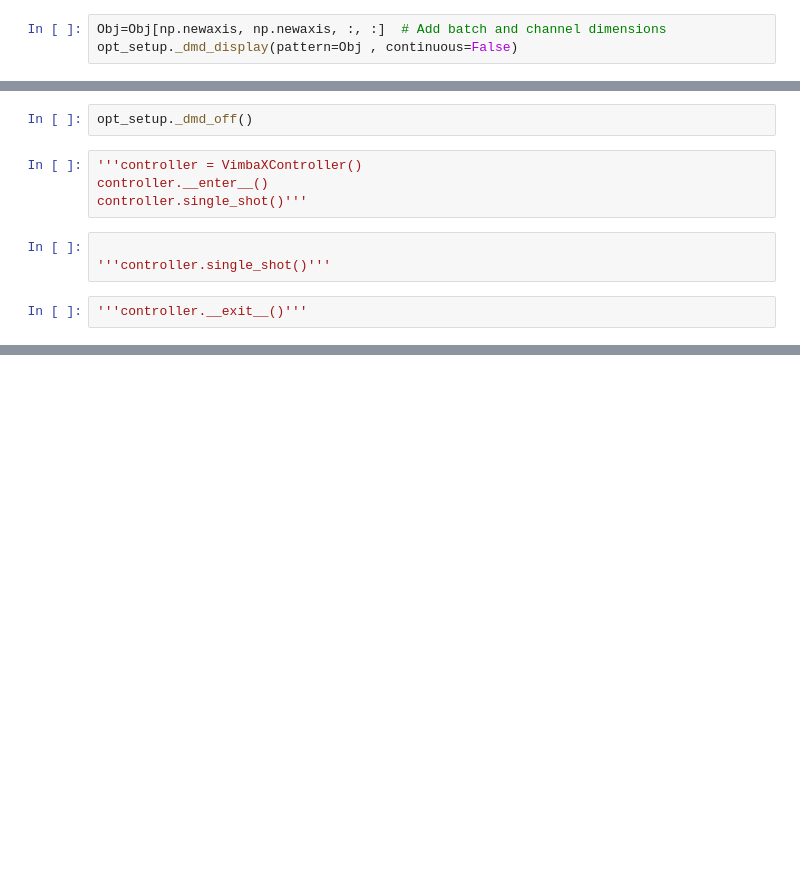
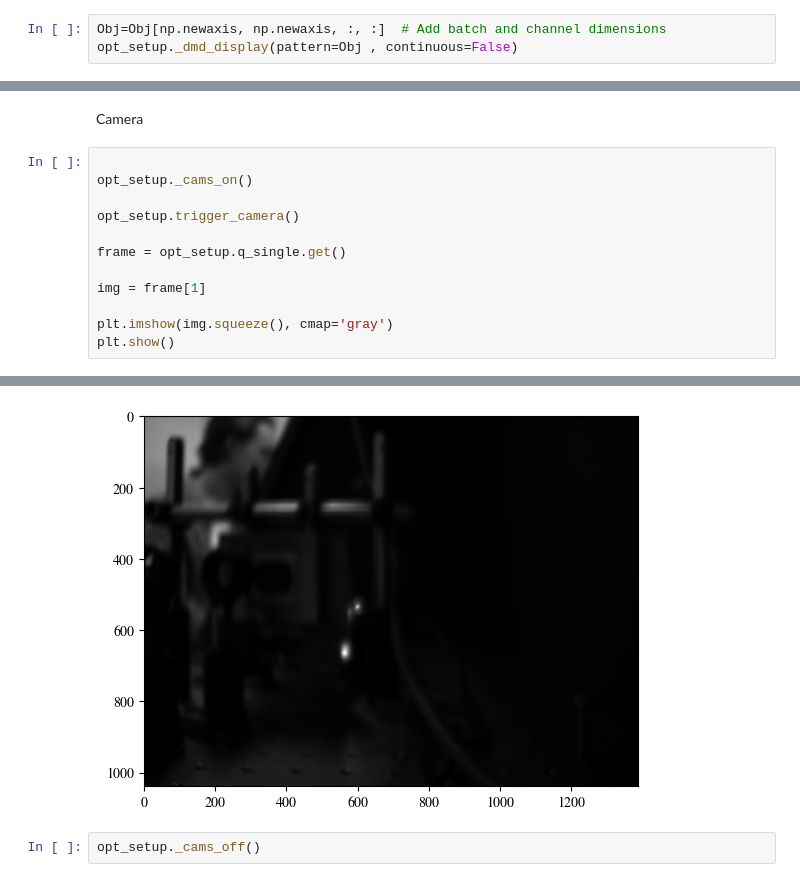
Before and after one commit to LJones-physics/lab_control, a Jupyter notebook: test.ipynb, the cells around one changed output, grey strips where cells are left out. Drawn from its saved outputs; the diff is of its cells as text; blank space fills up the shorter version.

```diff
--- a/test.ipynb
+++ b/test.ipynb
@@ -82,11 +81,15 @@ while True:
-# %%
-opt_setup._dmd_off()
-# %%
-'''controller = VimbaXController()
-controller.__enter__()
-controller.single_shot()'''
-# %%
-
-'''controller.single_shot()'''
-# %%
-'''controller.__exit__()'''
+# %% [markdown]
+Camera
+# %%
+
+opt_setup._cams_on()
+
+opt_setup.trigger_camera()
+
+frame = opt_setup.q_single.get()
+
+img = frame[1]
+
+plt.imshow(img.squeeze(), cmap='gray')
+plt.show()
+# %% [output]
@@ -92,0 +98,3 @@ controller.single_shot()'''
+[figure, added]
+# %%
+opt_setup._cams_off()
```
Also changed, not shown: parts of 9 cells of this notebook, 3 other files.
